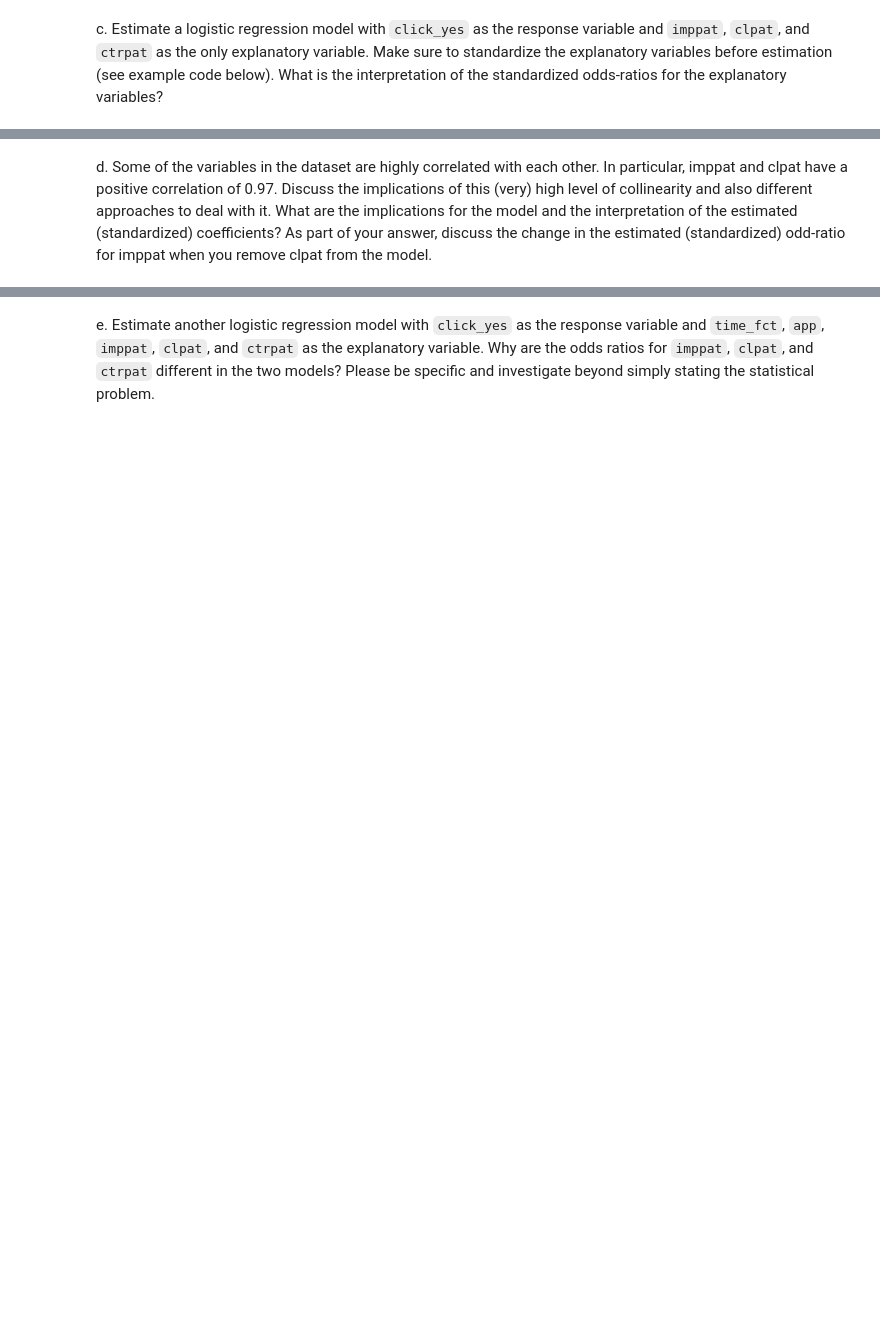
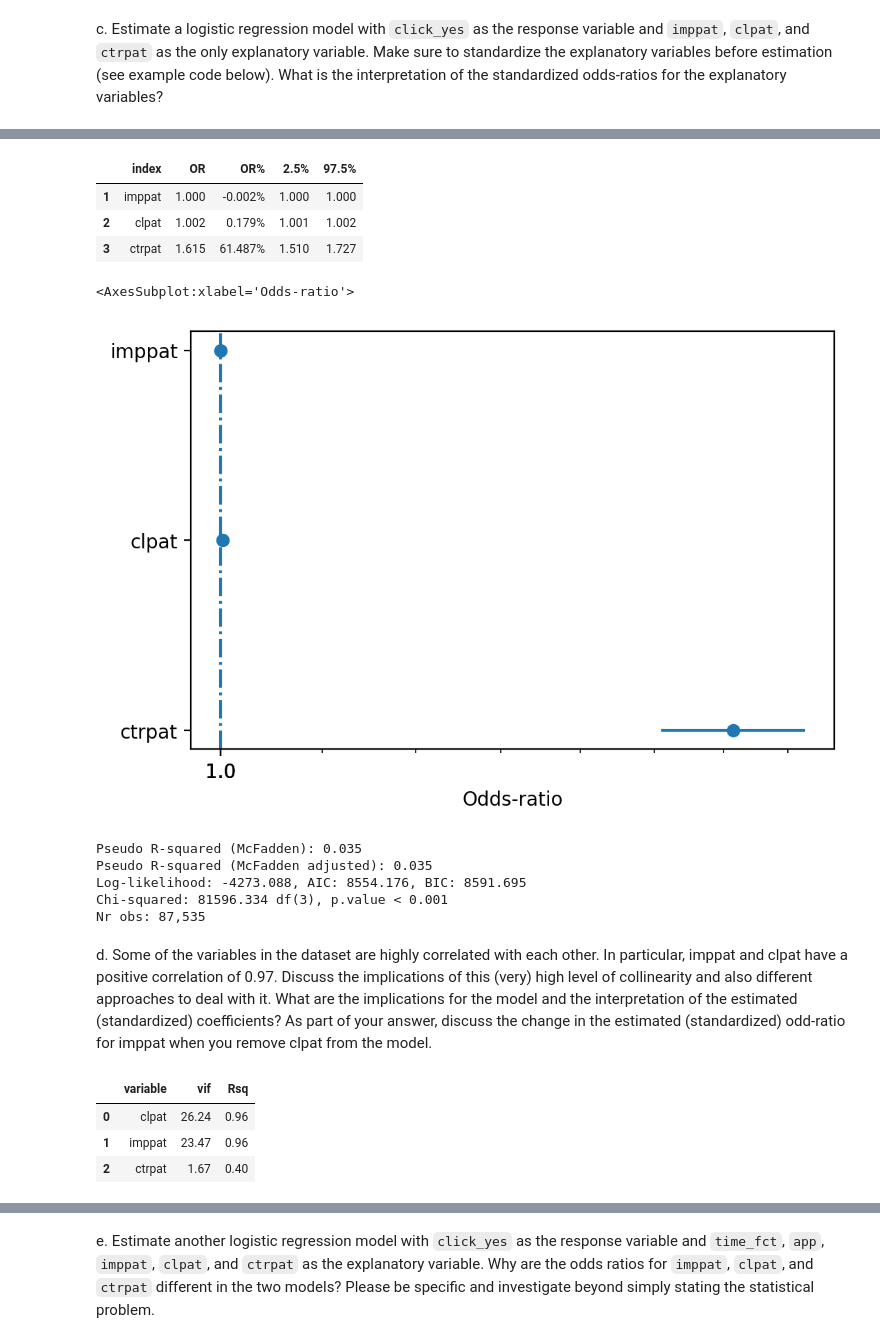
Before and after one commit to sauravjayan/TZ-Gaming-Optimal-Targeting-of-Mobile-Ads, a Jupyter notebook: tz-gaming.ipynb, the cells around one changed output, grey strips where cells are left out. Saved outputs shown, nothing was run; the diff lists cells and outputs as text; code cells hidden in the pictures; blank space fills up the shorter version.

```diff
--- a/tz-gaming.ipynb
+++ b/tz-gaming.ipynb
@@ -72,2 +132,11 @@ tz_std[is_num] = sf.transform(tz_std[is_num])
+# %%
+# add your code to estimate the model
+lr_mod_c= smf.glm(
+    formula="click_yes ~ imppat+clpat+ctrpat",
+    family=Binomial(link=logit()),
+    data=tz_gaming.query("training == 'train'")
+)
+# %%
+lr_c = lr_mod_c.fit()
 # %%
 # disucss the results
@@ -74,3 +160,23 @@ tz_std[is_num] = sf.transform(tz_std[is_num])
+# %%
+rsm.or_ci(lr_c)
+# %% [output]
+|  | index | OR | OR% | 2.5% | 97.5% |
+| 1 | imppat | 1.000 | -0.002% | 1.000 | 1.000 |
+| 2 | clpat | 1.002 | 0.179% | 1.001 | 1.002 |
+| 3 | ctrpat | 1.615 | 61.487% | 1.510 | 1.727 |
+# %%
+rsm.or_plot(lr_c)
+# %% [output]
+<AxesSubplot:xlabel='Odds-ratio'>
+[figure, added]
+# %%
+rsm.model_fit(lr_c)
+# %% [output]
+Pseudo R-squared (McFadden): 0.035
+Pseudo R-squared (McFadden adjusted): 0.035
+Log-likelihood: -4273.088, AIC: 8554.176, BIC: 8591.695
+Chi-squared: 81596.334 df(3), p.value < 0.001
+Nr obs: 87,535
 # %% [markdown]
 d. Some of the variables in the dataset are highly correlated with each other. In particular, imppat
 and clpat have a positive correlation of 0.97. Discuss the implications of this (very) high level of
@@ -80,3 +186,10 @@ change in the estimated (standardized) odd-ratio for imppat when you remove clpa
 # %%
 # insert your answer here
 # hint: review the help for the `vif` function in the pyrsm function
+
+rsm.vif(lr_mod_c,dec=2)
+# %% [output]
+|  | variable | vif | Rsq |
+| 0 | clpat | 26.24 | 0.96 |
+| 1 | imppat | 23.47 | 0.96 |
+| 2 | ctrpat | 1.67 | 0.40 |
```
Also changed, not shown: parts of 68 cells of this notebook.
